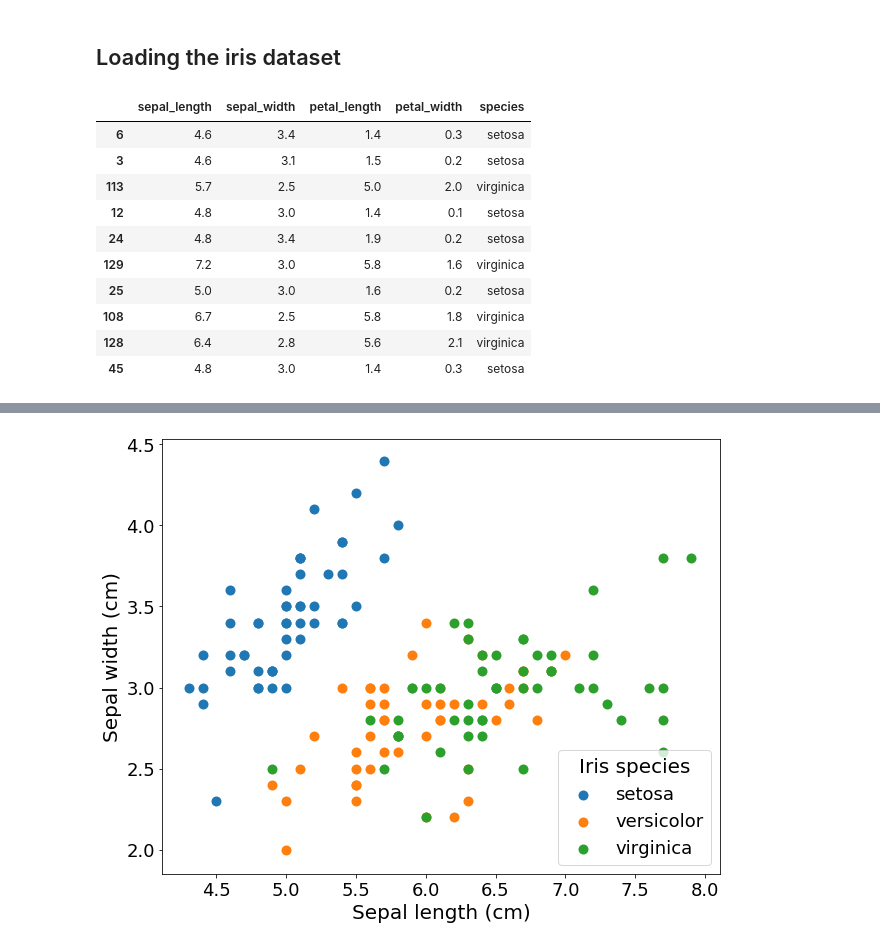
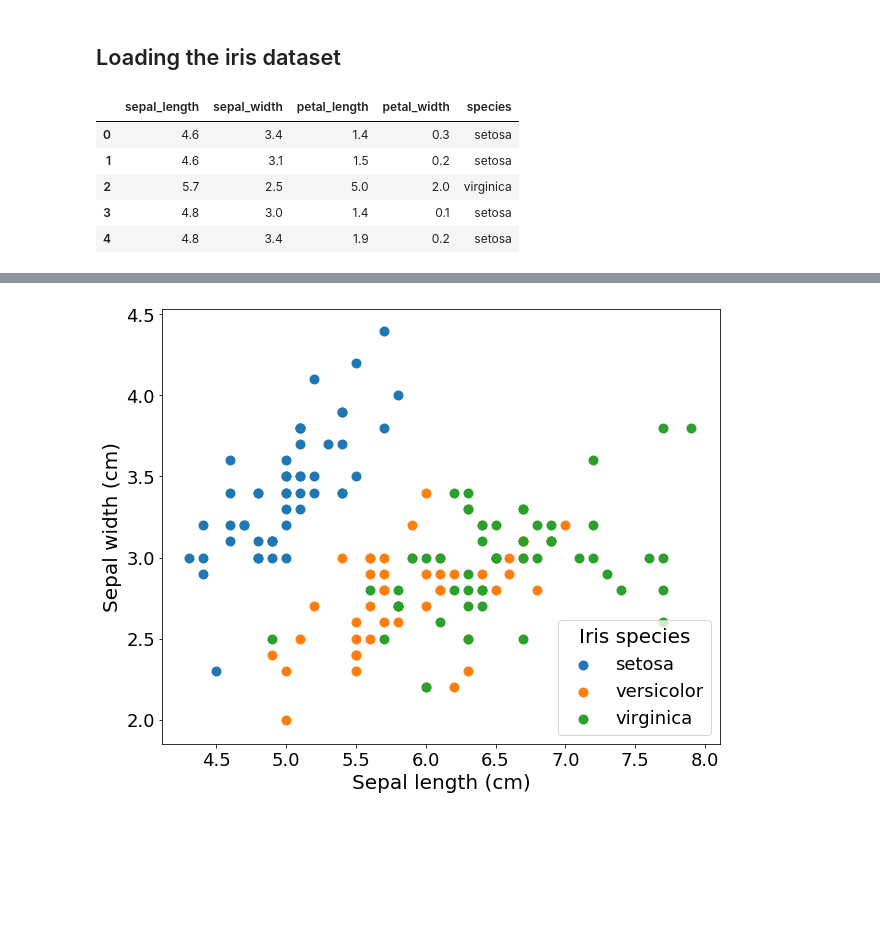
Before and after one commit to jrbourbeau/big-data-madison-ml-sklearn, a Jupyter notebook: machine-learning-sklearn-big-data-madison.ipynb, the cells around one changed output, grey strips where cells are left out. Saved outputs shown, nothing was run; the diff lists cells and outputs as text; code cells hidden in the pictures; blank space fills up the shorter version.

```diff
--- a/machine-learning-sklearn-big-data-madison.ipynb
+++ b/machine-learning-sklearn-big-data-madison.ipynb
@@ -151,17 +148,13 @@ plotting.plot_data_representation()
 # %%
 import pandas as pd
 
 iris = pd.read_csv('iris.csv')
-iris.sample(n=10, random_state=2)
+iris = iris.sample(frac=1, random_state=2).reset_index(drop=True)
+iris.head()
 # %% [output]
 |  | sepal_length | sepal_width | petal_length | petal_width | species |
-| 6 | 4.6 | 3.4 | 1.4 | 0.3 | setosa |
-| 3 | 4.6 | 3.1 | 1.5 | 0.2 | setosa |
-| 113 | 5.7 | 2.5 | 5.0 | 2.0 | virginica |
-| 12 | 4.8 | 3.0 | 1.4 | 0.1 | setosa |
-| 24 | 4.8 | 3.4 | 1.9 | 0.2 | setosa |
-| 129 | 7.2 | 3.0 | 5.8 | 1.6 | virginica |
-| 25 | 5.0 | 3.0 | 1.6 | 0.2 | setosa |
-| 108 | 6.7 | 2.5 | 5.8 | 1.8 | virginica |
-| 128 | 6.4 | 2.8 | 5.6 | 2.1 | virginica |
-| 45 | 4.8 | 3.0 | 1.4 | 0.3 | setosa |
+| 0 | 4.6 | 3.4 | 1.4 | 0.3 | setosa |
+| 1 | 4.6 | 3.1 | 1.5 | 0.2 | setosa |
+| 2 | 5.7 | 2.5 | 5.0 | 2.0 | virginica |
+| 3 | 4.8 | 3.0 | 1.4 | 0.1 | setosa |
+| 4 | 4.8 | 3.4 | 1.9 | 0.2 | setosa |
```
Also changed, not shown: parts of 12 cells of this notebook.
